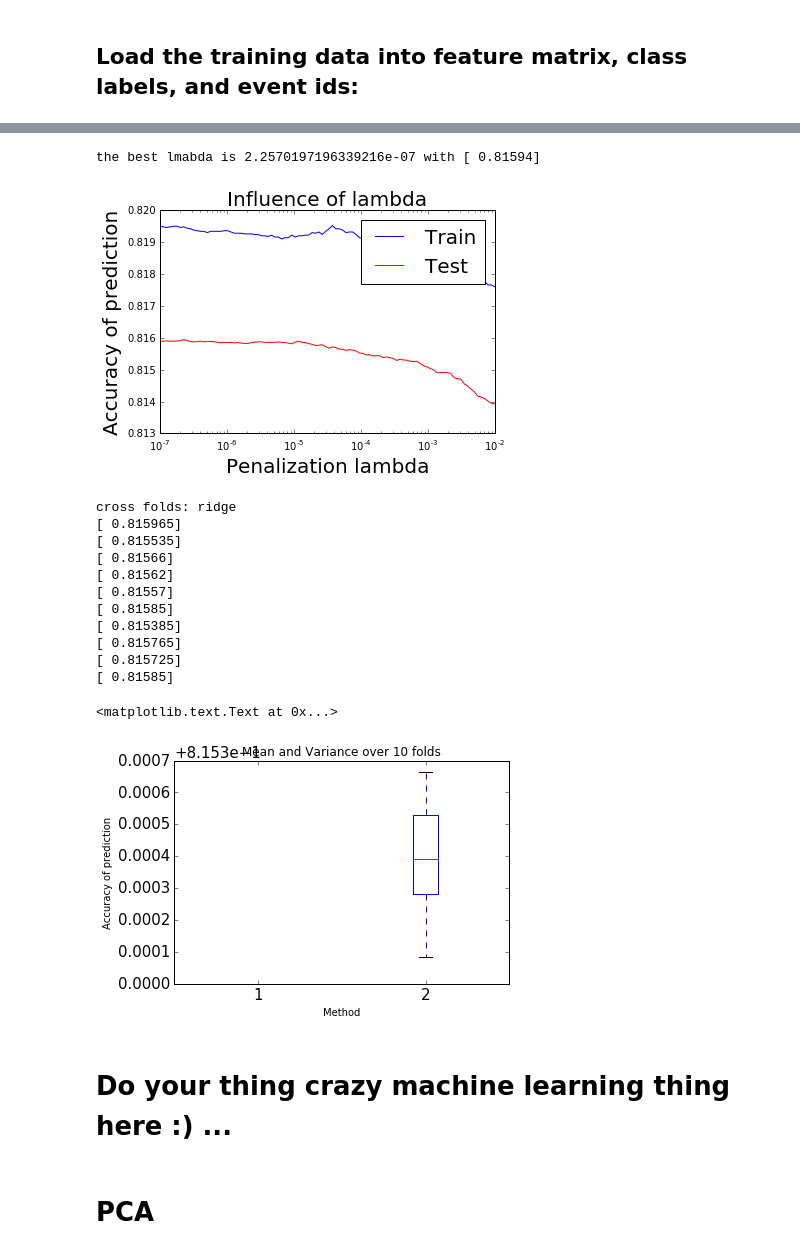
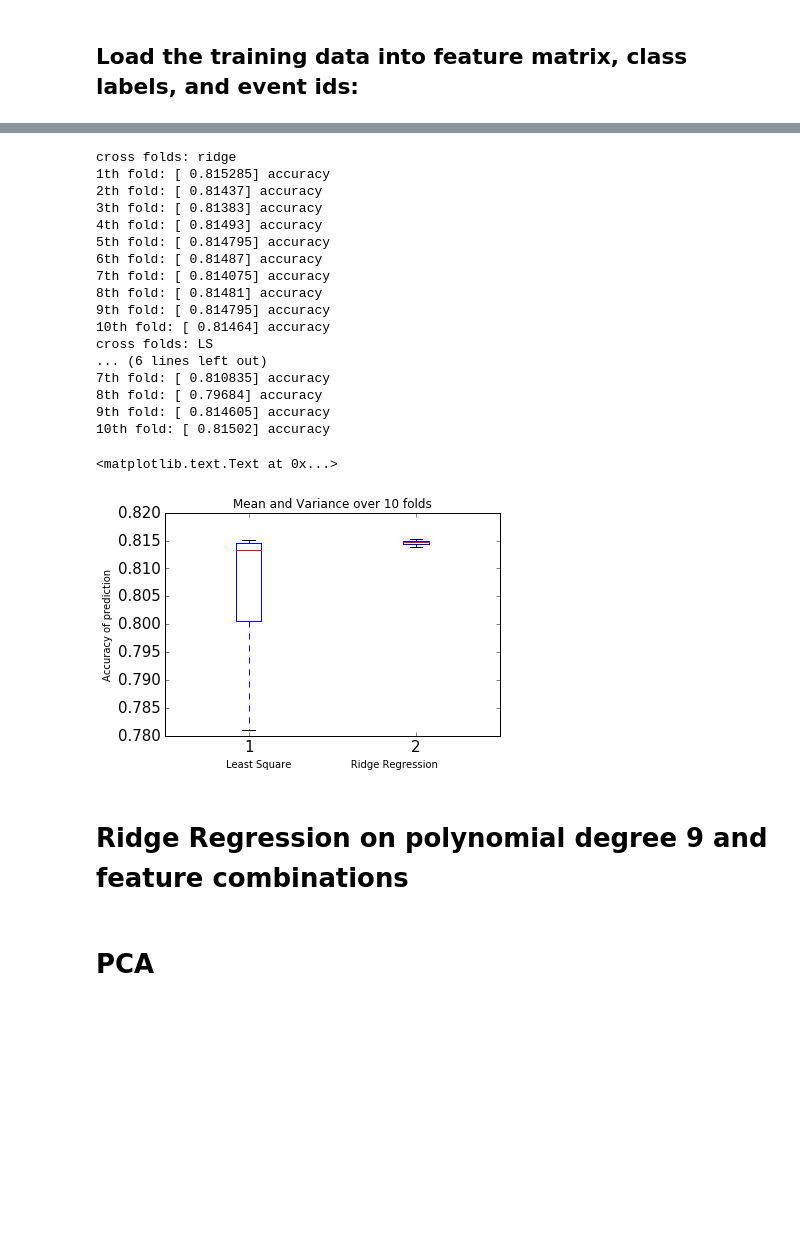
Before and after one commit to PaluchowskiMatthew/MachineLearning, a Jupyter notebook: Projects/project1/scripts/project1_laz.ipynb, the cells around one changed output, grey strips where cells are left out. Cells and saved outputs as stored; diff of their text form; code cells hidden in the pictures; blank space fills up the shorter version.

```diff
--- a/Projects/project1/scripts/project1_laz.ipynb
+++ b/Projects/project1/scripts/project1_laz.ipynb
@@ -281,37 +289,60 @@ plt.show()
 # %%
 #Cross validation on Ridge and least squares
 k_folds = 10
-
 f1, w_CV_rid = cross_validation_ridge(y_train, x_train, best_lamb, k_folds, seed)
-
 w_CV_LS, re, rt = cross_validation_LS(y_train, x_train, k_folds, seed)
 
+#Compute accuracy for each fold
 f1_CV_rid = []
 f1_CV_LS = []
+#Ridge Regression
 print("cross folds: ridge")
 for i in range(0, w_CV_rid.shape[0]):
     y_pred_rid = predict_labels(w_CV_rid[i], tx_test_fifth)
     y_pred_rid = np.reshape(y_pred_rid, (len(y_pred_rid), 1))
     f1_rid = sum(abs(y_test-y_pred_rid))/(2*len(y_pred_rid))
-    print(1-f1_rid)
+    print("{j}th fold: {a} accuracy".format(j=i+1, a=1-f1_rid))
     f1_CV_rid.append(1-f1_rid)
 
+#Least Squares
 print("cross folds: LS")
 for i in range(0, w_CV_LS.shape[0]):
     y_pred_LS = predict_labels(w_CV_LS[i], tx_test_fifth)
     y_pred_LS = np.reshape(y_pred_LS, (len(y_pred_LS), 1))
     f1_LS = sum(abs(y_test-y_pred_LS))/(2*len(y_pred_LS))
-    print(1-f1_LS)
+    print("{j}th fold: {a} accuracy".format(j=i+1, a=1-f1_LS))
     f1_CV_LS.append(1-f1_LS)
 
 f1_CV_LS = np.reshape(f1_CV_LS, (len(f1_CV_LS), 1))
 f1_CV_rid = np.reshape(f1_CV_rid, (len(f1_CV_rid), 1))
 
 
 plt.boxplot([f1_CV_LS, f1_CV_rid])
 plt.title('Mean and Variance over 10 folds')
-plt.xlabel("Method")
+plt.xlabel("Least Square                   Ridge Regression")
 plt.ylabel("Accuracy of prediction")
+# %% [output]
+cross folds: ridge
+1th fold: [ 0.815285] accuracy
+2th fold: [ 0.81437] accuracy
+3th fold: [ 0.81383] accuracy
+4th fold: [ 0.81493] accuracy
+5th fold: [ 0.814795] accuracy
+6th fold: [ 0.81487] accuracy
+7th fold: [ 0.814075] accuracy
+8th fold: [ 0.81481] accuracy
+9th fold: [ 0.814795] accuracy
+10th fold: [ 0.81464] accuracy
+cross folds: LS
+... (6 lines left out)
+7th fold: [ 0.810835] accuracy
+8th fold: [ 0.79684] accuracy
+9th fold: [ 0.814605] accuracy
+10th fold: [ 0.81502] accuracy
+<matplotlib.text.Text at 0x...>
+[figure, added]
+# %% [markdown]
+# Ridge Regression on polynomial degree 9 and feature combinations
 # %%
 #***** POLYNOMIAL AND FEATURE COMBINATION
 #************ POWER 9 **********************
@@ -320,14 +351,14 @@ plt.ylabel("Accuracy of prediction")
 x_nan = x.copy()
 np.putmask(x_nan, x_nan==-999, np.nan)
 degree = 9
-x_pow9 = np.zeros((x_nan.shape[0], degree*x_nan.shape[1]+53))
+x_pow9 = np.zeros((x_nan.shape[0], degree*x_nan.shape[1]))
 
 #Let's build a matrix using a polynomial basis function (power 5)
 for column in range(0,x_nan.shape[1]):
     x_pow9[:, column] = x_nan[:, column]
     for deg in range(1,degree):
         x_pow9[:, column + deg*x_nan.shape[1]] = np.multiply(x_nan[:, column], x_pow9[:, column + (deg-1)*x_nan.shape[1]])
-
+#Combine important features together
 x_pow9 = combinations(x_pow9, [0], [1,2,6,7,])
 x_pow9 = combinations(x_pow9, [2], [6,7])
 x_pow9 = combinations(x_pow9, [3], [6,9,19,21,23,29])
@@ -339,11 +370,12 @@ x_pow9 = combinations(x_pow9, [10], [13,16])
 x_pow9 = combinations(x_pow9, [21], [23,26,29])
 x_pow9 = combinations(x_pow9, [23], [26,29])
 x_pow9 = combinations(x_pow9, [26], [29])
+x_pow9 = combinations(x_pow9, [7], [8])
 
 #put back -9 instead of Nan
-x_pow9[np.isnan(x_pow9)]=-9
+x_pow9[np.isnan(x_pow9)]=-1
 
-ratio = 0.2
+ratio = 0.35
 seed = 2
 y = np.reshape(y, (len(y), 1))
 x_train, x_test, y_train, y_test = split_data(x_pow9, y, ratio, seed)
@@ -387,9 +419,6 @@ plt.title("Influence of lambda", fontsize=20)
 plt.rc('xtick', labelsize=15)
 plt.rc('ytick', labelsize=15)
 plt.show()
-# %% [output]
-the best lmabda is 2.2570197196339216e-07 with [ 0.81594]
-[figure, removed]
 # %%
 #Cross validation on Ridge and least squares
 k_folds = 10
@@ -408,23 +437,7 @@ for i in range(0, w_CV_rid.shape[0]):
 
 f1_CV_rid = np.reshape(f1_CV_rid, (len(f1_CV_rid), 1))
 
-plt.boxplot([f1_CV_LS, f1_CV_rid])
+plt.boxplot(f1_CV_rid)
 plt.title('Mean and Variance over 10 folds')
 plt.xlabel("Method")
 plt.ylabel("Accuracy of prediction")
-# %% [output]
-cross folds: ridge
-[ 0.815965]
-[ 0.815535]
-[ 0.81566]
-[ 0.81562]
-[ 0.81557]
-[ 0.81585]
-[ 0.815385]
-[ 0.815765]
-[ 0.815725]
-[ 0.81585]
-<matplotlib.text.Text at 0x...>
-[figure, removed]
-# %% [markdown]
-# Do your thing crazy machine learning thing here :) ...
```
Also changed, not shown: parts of 28 cells of this notebook, 3 other files.
